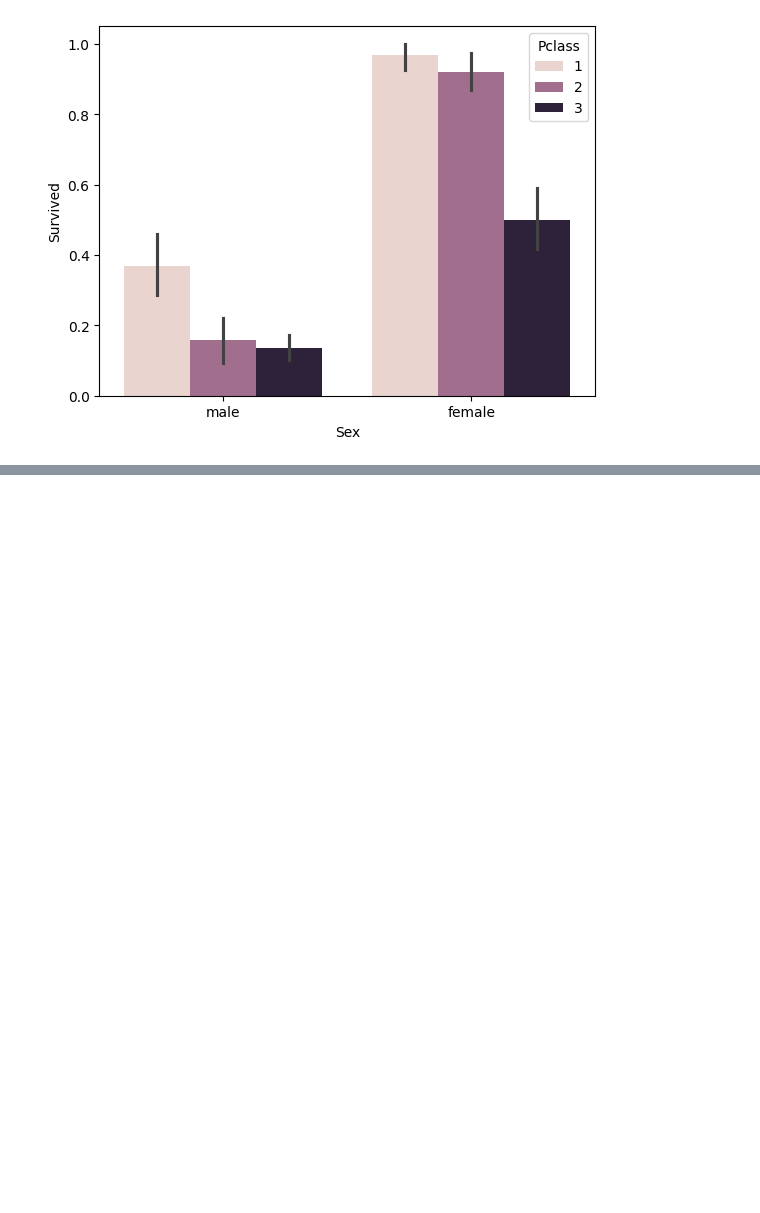
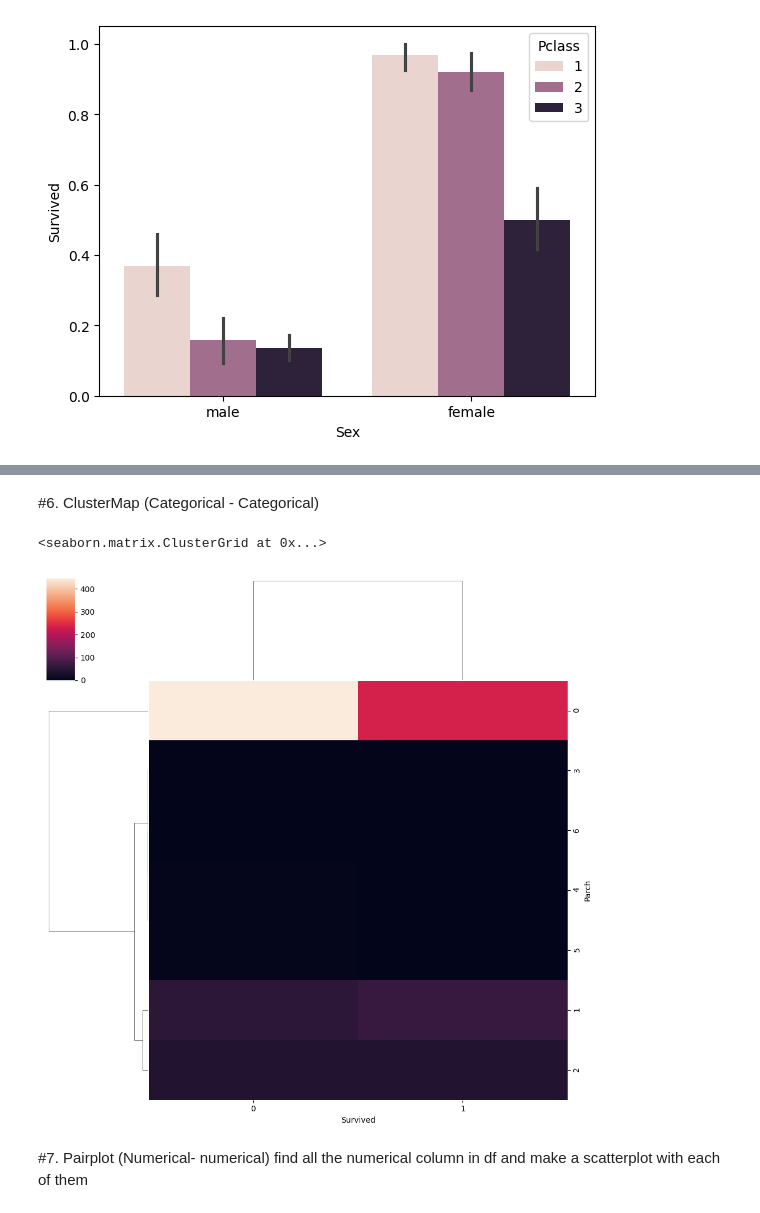
Before and after one commit to souravk03/Machine-Learning-404, a Jupyter notebook: EDA_III_Bivariate_Multivariate.ipynb, the cells around one changed output, grey strips where cells are left out. Cells and saved outputs as stored; diff of their text form; code cells hidden in the pictures; blank space fills up the shorter version.

```diff
--- a/EDA_III_Bivariate_Multivariate.ipynb
+++ b/EDA_III_Bivariate_Multivariate.ipynb
@@ -113,0 +175,10 @@ sns.barplot(data=train,x='Sex',y='Survived',hue='Pclass')
+# %% [markdown]
+#6. ClusterMap (Categorical - Categorical)
+# %%
+sns.clustermap(pd.crosstab(train['Parch'],train['Survived']))
+# %% [output]
+<seaborn.matrix.ClusterGrid at 0x...>
+[figure, added]
+# %% [markdown]
+#7. Pairplot (Numerical- numerical)
+find all the numerical column in df and make a scatterplot with each of them
```
Also changed, not shown: parts of 16 cells of this notebook.
